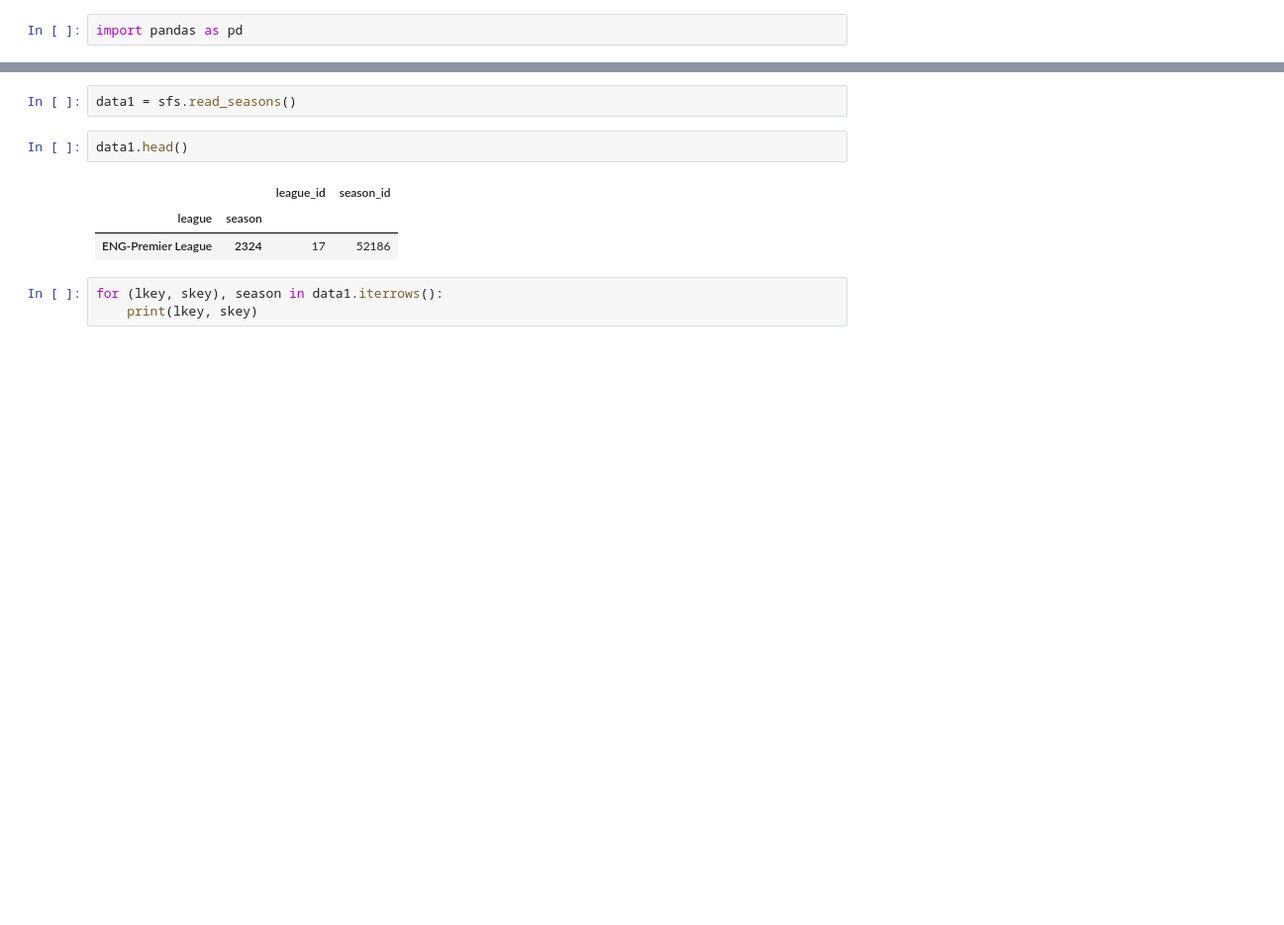
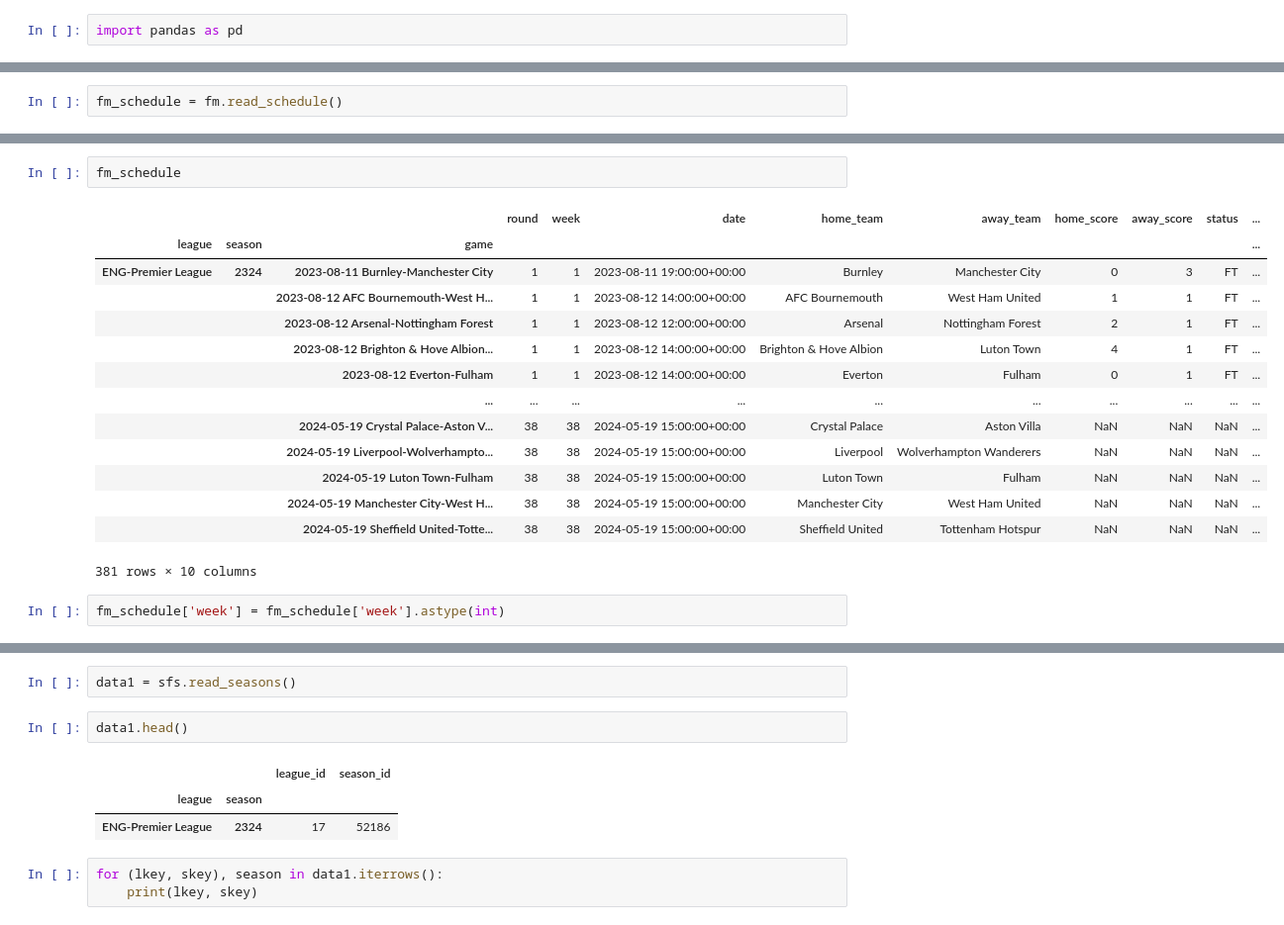
Before and after one commit to probberechts/soccerdata, a Jupyter notebook: soccerdata/sofascore_scraper.ipynb, the cells around one changed output, grey strips where cells are left out. Shown: that part at 99% size. Cells and saved outputs as stored; diff of their text form; blank space fills up the shorter version.

```diff
--- a/soccerdata/sofascore_scraper.ipynb
+++ b/soccerdata/sofascore_scraper.ipynb
@@ -128,0 +24,2 @@ ws.read_schedule()
+# %%
+fm_schedule = fm.read_schedule()
@@ -128,0 +43,19 @@ ws.read_schedule()
+# %%
+fm_schedule
+# %% [output]
+|  |  |  | round | week | date | home_team | away_team | home_score | away_score | status | ... |
+| league | season | game |  |  |  |  |  |  |  |  | ... |
+| ENG-Premier League | 2324 | 2023-08-11 Burnley-Manchester City | 1 | 1 | 2023-08-11 19:00:00+00:00 | Burnley | Manchester City | 0 | 3 | FT | ... |
+|  |  | 2023-08-12 AFC Bournemouth-West H... | 1 | 1 | 2023-08-12 14:00:00+00:00 | AFC Bournemouth | West Ham United | 1 | 1 | FT | ... |
+|  |  | 2023-08-12 Arsenal-Nottingham Forest | 1 | 1 | 2023-08-12 12:00:00+00:00 | Arsenal | Nottingham Forest | 2 | 1 | FT | ... |
+|  |  | 2023-08-12 Brighton & Hove Albion... | 1 | 1 | 2023-08-12 14:00:00+00:00 | Brighton & Hove Albion | Luton Town | 4 | 1 | FT | ... |
+|  |  | 2023-08-12 Everton-Fulham | 1 | 1 | 2023-08-12 14:00:00+00:00 | Everton | Fulham | 0 | 1 | FT | ... |
+|  |  | ... | ... | ... | ... | ... | ... | ... | ... | ... | ... |
+|  |  | 2024-05-19 Crystal Palace-Aston V... | 38 | 38 | 2024-05-19 15:00:00+00:00 | Crystal Palace | Aston Villa | NaN | NaN | NaN | ... |
+|  |  | 2024-05-19 Liverpool-Wolverhampto... | 38 | 38 | 2024-05-19 15:00:00+00:00 | Liverpool | Wolverhampton Wanderers | NaN | NaN | NaN | ... |
+|  |  | 2024-05-19 Luton Town-Fulham | 38 | 38 | 2024-05-19 15:00:00+00:00 | Luton Town | Fulham | NaN | NaN | NaN | ... |
+|  |  | 2024-05-19 Manchester City-West H... | 38 | 38 | 2024-05-19 15:00:00+00:00 | Manchester City | West Ham United | NaN | NaN | NaN | ... |
+|  |  | 2024-05-19 Sheffield United-Totte... | 38 | 38 | 2024-05-19 15:00:00+00:00 | Sheffield United | Tottenham Hotspur | NaN | NaN | NaN | ... |
+381 rows × 10 columns
+# %%
+fm_schedule['week'] = fm_schedule['week'].astype(int)
```
Also changed, not shown: parts of 36 cells of this notebook, 5 other files.
